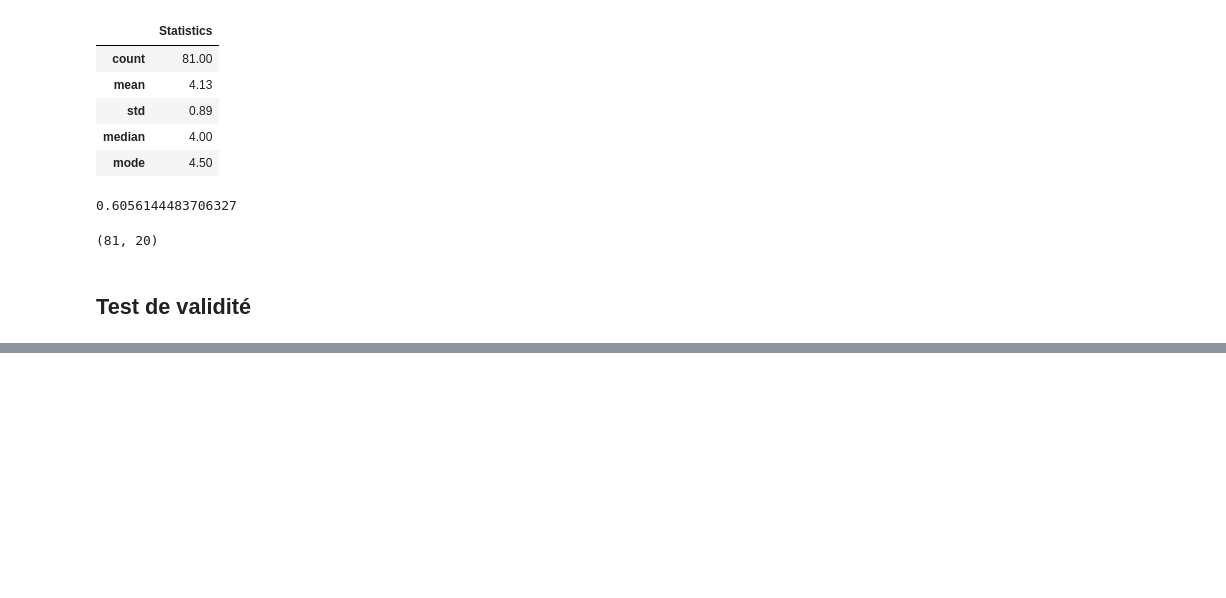
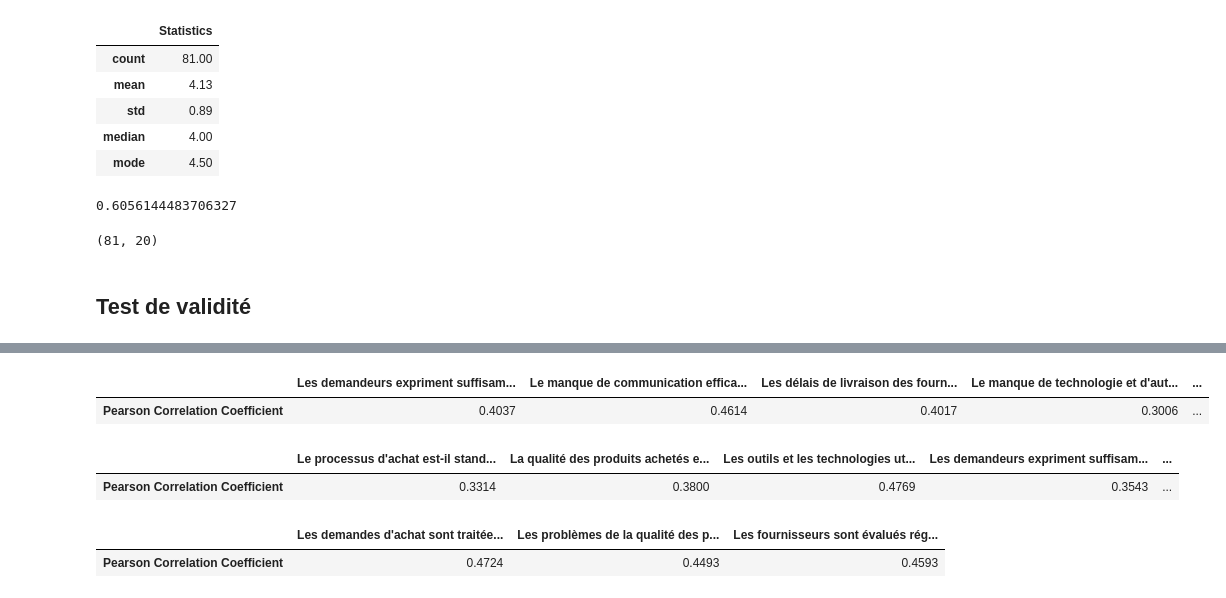
Before and after one commit to yahiro12345/Achraf, a Jupyter notebook: analyse_2.ipynb, the cells around one changed output, grey strips where cells are left out. Drawn from its saved outputs; the diff is of its cells as text; code cells hidden in the pictures; blank space fills up the shorter version.

```diff
--- a/analyse_2.ipynb
+++ b/analyse_2.ipynb
@@ -626,0 +635,15 @@ df_2.corr()
+# %%
+validity.iloc[:,5:10]
+# %% [output]
+|  | Les demandeurs expriment suffisam... | Le manque de communication effica... | Les délais de livraison des fourn... | Le manque de technologie et d'aut... | ... |
+| Pearson Correlation Coefficient | 0.4037 | 0.4614 | 0.4017 | 0.3006 | ... |
+# %%
+validity.iloc[:,10:15]
+# %% [output]
+|  | Le processus d'achat est-il stand... | La qualité des produits achetés e... | Les outils et les technologies ut... | Les demandeurs expriment suffisam... | ... |
+| Pearson Correlation Coefficient | 0.3314 | 0.3800 | 0.4769 | 0.3543 | ... |
+# %%
+validity.iloc[:,15:18]
+# %% [output]
+|  | Les demandes d'achat sont traitée... | Les problèmes de la qualité des p... | Les fournisseurs sont évalués rég... |
+| Pearson Correlation Coefficient | 0.4724 | 0.4493 | 0.4593 |
```
Also changed, not shown: parts of 2 cells of this notebook.
